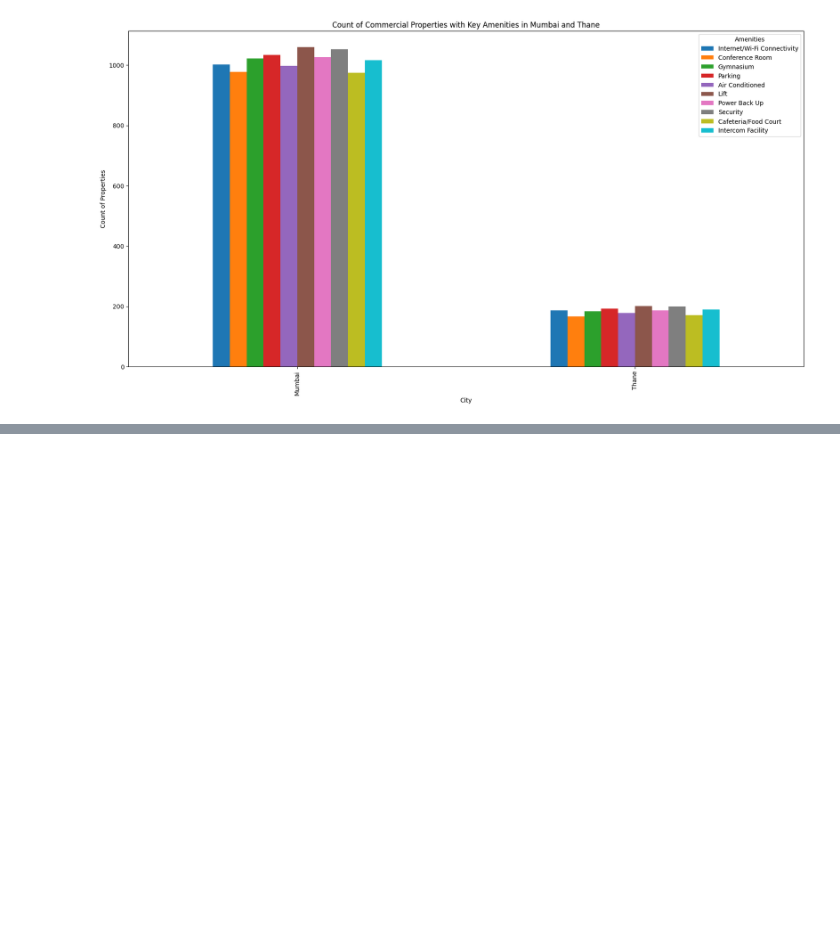
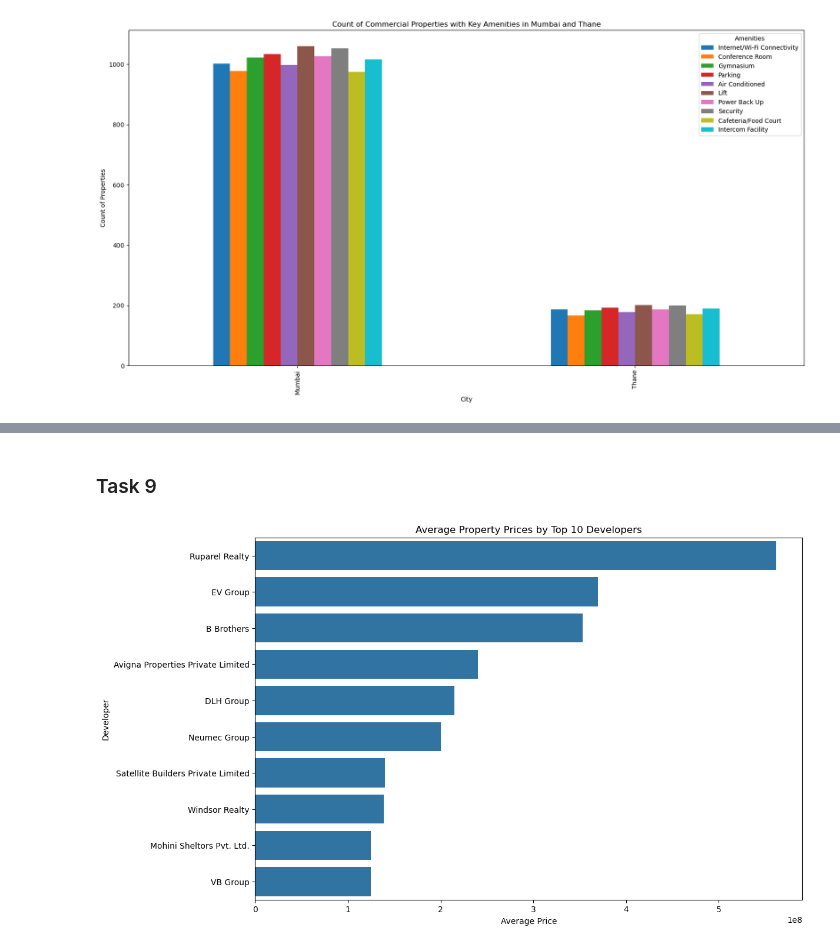
Before and after one commit to arghyawning/data-analytics-1-assignments, a Jupyter notebook: a1/51/assignment1_51.ipynb, the cells around one changed output, grey strips where cells are left out. Saved outputs shown, nothing was run; the diff lists cells and outputs as text; code cells hidden in the pictures; blank space fills up the shorter version.

```diff
--- a/a1/51/assignment1_51.ipynb
+++ b/a1/51/assignment1_51.ipynb
@@ -592,0 +570,29 @@ plt.show()
+# %% [markdown]
+### Task 9
+# %%
+
+# Group by Developer and calculate statistics
+developer_stats = df.groupby('Developer').agg({
+    'Price': ['mean', 'median', 'std'],
+    'Gymnasium': 'mean',
+    'Swimming Pool': 'mean',
+    'Club House': 'mean'
+}).reset_index()
+
+# Flatten multi-level columns
+developer_stats.columns = ['Developer', 'Average Price', 'Median Price', 'Price Std Dev',
+                           'Gymnasium %', 'Swimming Pool %', 'Club House %']
+
+# Sort by Average Price to identify high-end developers
+high_end_developers = developer_stats.sort_values('Average Price', ascending=False)
+top_10_developers = high_end_developers.head(10)
+
+# Plot the distribution of Average Prices for top 10 developers
+plt.figure(figsize=(12, 8))
+sns.barplot(x='Average Price', y='Developer', data=top_10_developers)
+plt.title('Average Property Prices by Top 10 Developers')
+plt.xlabel('Average Price')
+plt.ylabel('Developer')
+plt.show()
+# %% [output]
+[figure, added]
```
Also changed, not shown: parts of 18 cells of this notebook.
